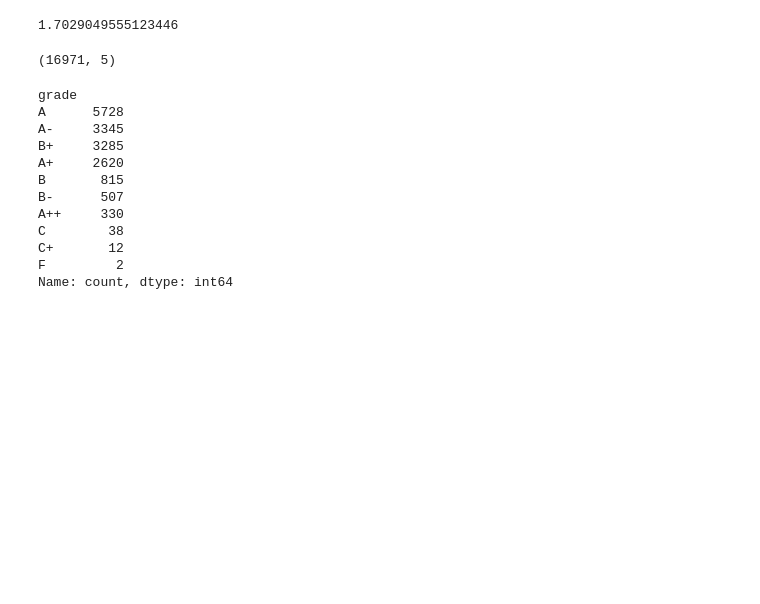
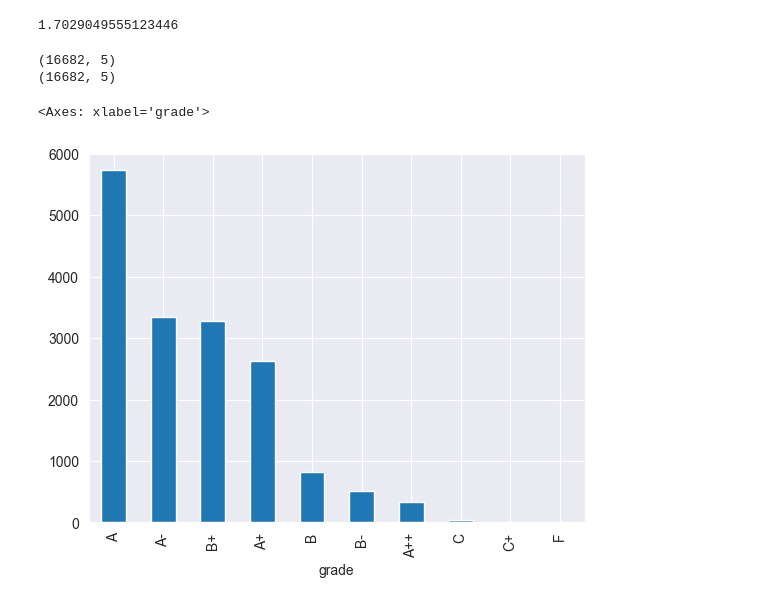
Before and after one commit to m-messer/Grading-Documentation-with-Machine-Learning, a Jupyter notebook: menagerie_unique_processor.ipynb, the cells around one changed output. Saved outputs shown, nothing was run; the diff lists cells and outputs as text; code cells hidden in the pictures; blank space fills up the shorter version.

```diff
--- a/menagerie_unique_processor.ipynb
+++ b/menagerie_unique_processor.ipynb
@@ -128,19 +130,11 @@ unique_consensus_df[unique_consensus_df['grade_count'] > 3].head(100)
 1.7029049555123446
 # %%
 print(unique_consensus_df.shape)
-unique_consensus_df['grade'] = unique_consensus_df['grade'].dropna()
+unique_consensus_df = unique_consensus_df[~unique_consensus_df['grade'].isna()]
+print(unique_consensus_df.shape)
 unique_consensus_df['grade'].value_counts()
 # %% [output]
-(16971, 5)
+(16682, 5)
+(16682, 5)
-grade
-A      5728
-A-     3345
-B+     3285
-A+     2620
-B       815
-B-      507
-A++     330
-C        38
-C+       12
-F         2
-Name: count, dtype: int64
+<Axes: xlabel='grade'>
+[figure, added]
```
Also changed, not shown: parts of 7 cells of this notebook, 6 other files.
